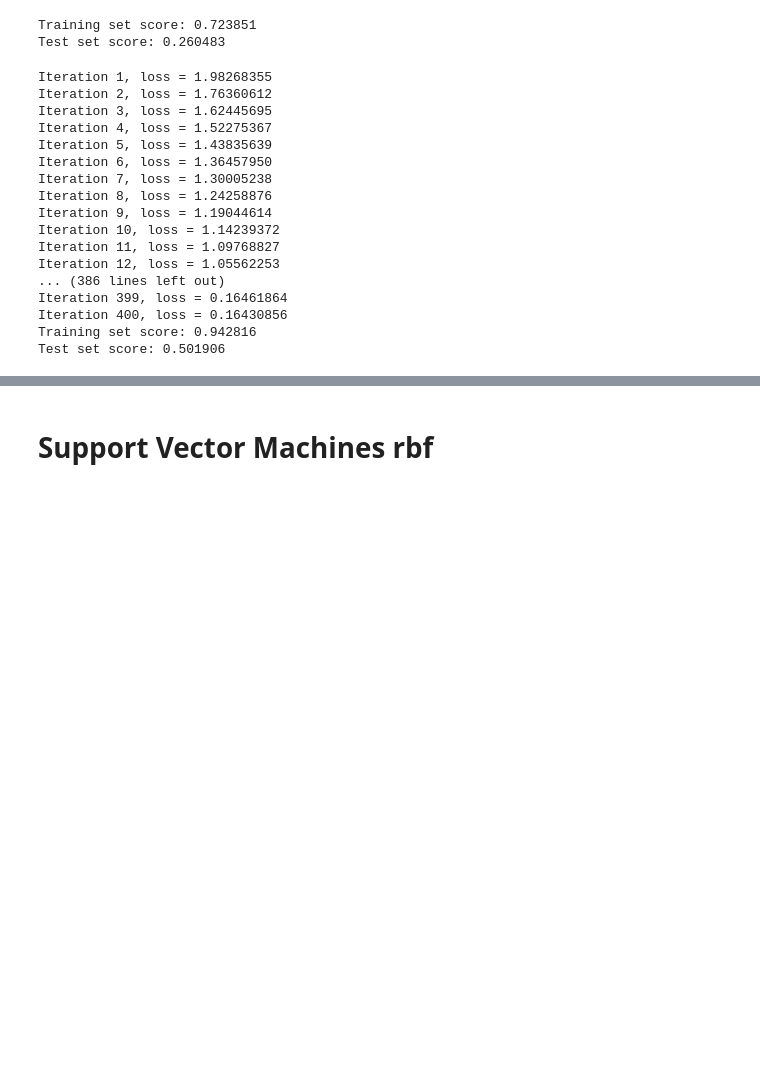
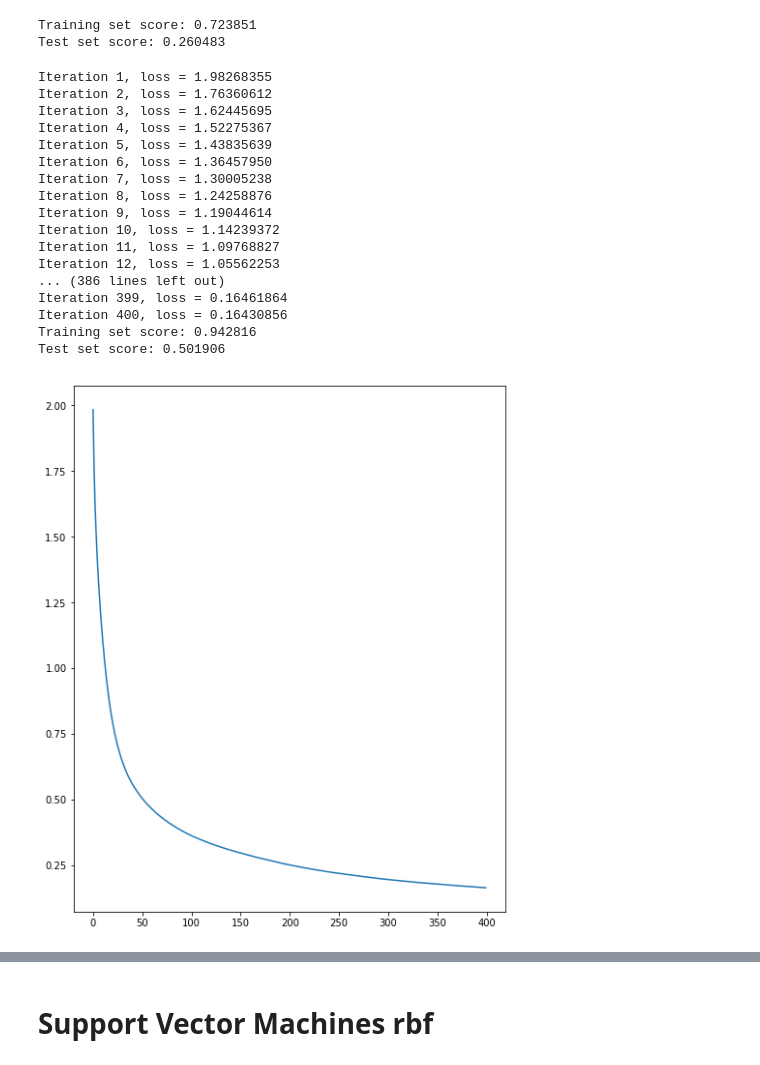
Before and after one commit to raman-noodles/raman-spectra-decomp-analysis, a Jupyter notebook: examples/supervised_machine_learning_dev.ipynb, the cells around one changed output, grey strips where cells are left out. Saved outputs shown, nothing was run; the diff lists cells and outputs as text; code cells hidden in the pictures; blank space fills up the shorter version.

Commit message:
still trying to figure out cross valid of NN

```diff
--- a/examples/supervised_machine_learning_dev.ipynb
+++ b/examples/supervised_machine_learning_dev.ipynb
@@ -641,29 +644,34 @@ Test set score: 0.260483
 # %%
 clf = MLPClassifier(hidden_layer_sizes=(100, 100), max_iter=400, alpha=1e-4,
                     solver='sgd', verbose=10, tol=1e-4, random_state=1)
 
 clf.fit(X_train, y_train)
 
 clf.predict(X_test)
 
 print("Training set score: %f" % clf.score(X_train, y_train))
 print("Test set score: %f" % clf.score(X_test, y_test))
+loss_values = clf.loss_curve_
+# print (loss_values)
+plt.plot(loss_values)
+plt.show()
 # %% [output]
 Iteration 1, loss = 1.98268355
 Iteration 2, loss = 1.76360612
 Iteration 3, loss = 1.62445695
 Iteration 4, loss = 1.52275367
 Iteration 5, loss = 1.43835639
 Iteration 6, loss = 1.36457950
 Iteration 7, loss = 1.30005238
 Iteration 8, loss = 1.24258876
 Iteration 9, loss = 1.19044614
 Iteration 10, loss = 1.14239372
 Iteration 11, loss = 1.09768827
 Iteration 12, loss = 1.05562253
 ... (386 lines left out)
 Iteration 399, loss = 0.16461864
 Iteration 400, loss = 0.16430856
 Training set score: 0.942816
 Test set score: 0.501906
+[figure, added]
 # %%
```
Also changed, not shown: parts of 18 cells of this notebook.
